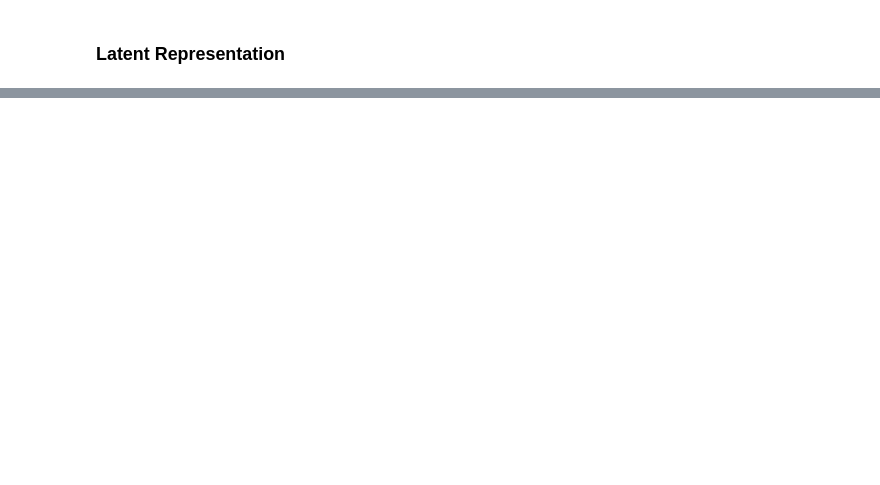
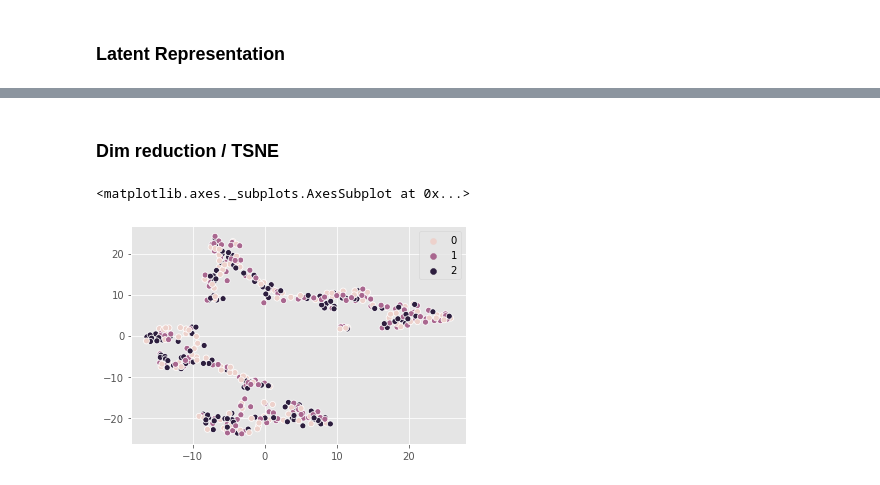
Before and after one commit to glennkroegel/pytorch-starlightcurves, a Jupyter notebook: vae_reconstruct.ipynb, the cells around one changed output, grey strips where cells are left out. Cells and saved outputs as stored; diff of their text form; code cells hidden in the pictures; blank space fills up the shorter version.

```diff
--- a/vae_reconstruct.ipynb
+++ b/vae_reconstruct.ipynb
@@ -99,0 +114,6 @@ len(cv_loader)
+# %%
+hiddens = torch.cat(zs).detach().numpy()
+# %%
+labels = torch.cat(ys).detach().numpy()
+# %% [markdown]
+### Dim reduction / TSNE
@@ -99,0 +122,9 @@ len(cv_loader)
+# %%
+tsne = TSNE()
+# %%
+reduced = tsne.fit_transform(hiddens)
+# %%
+sns.scatterplot(x = reduced[:, 0], y = reduced[:, 1], hue=labels)
+# %% [output]
+<matplotlib.axes._subplots.AxesSubplot at 0x...>
+[figure, added]
```
Also changed, not shown: parts of 12 cells of this notebook, 2 other files.
